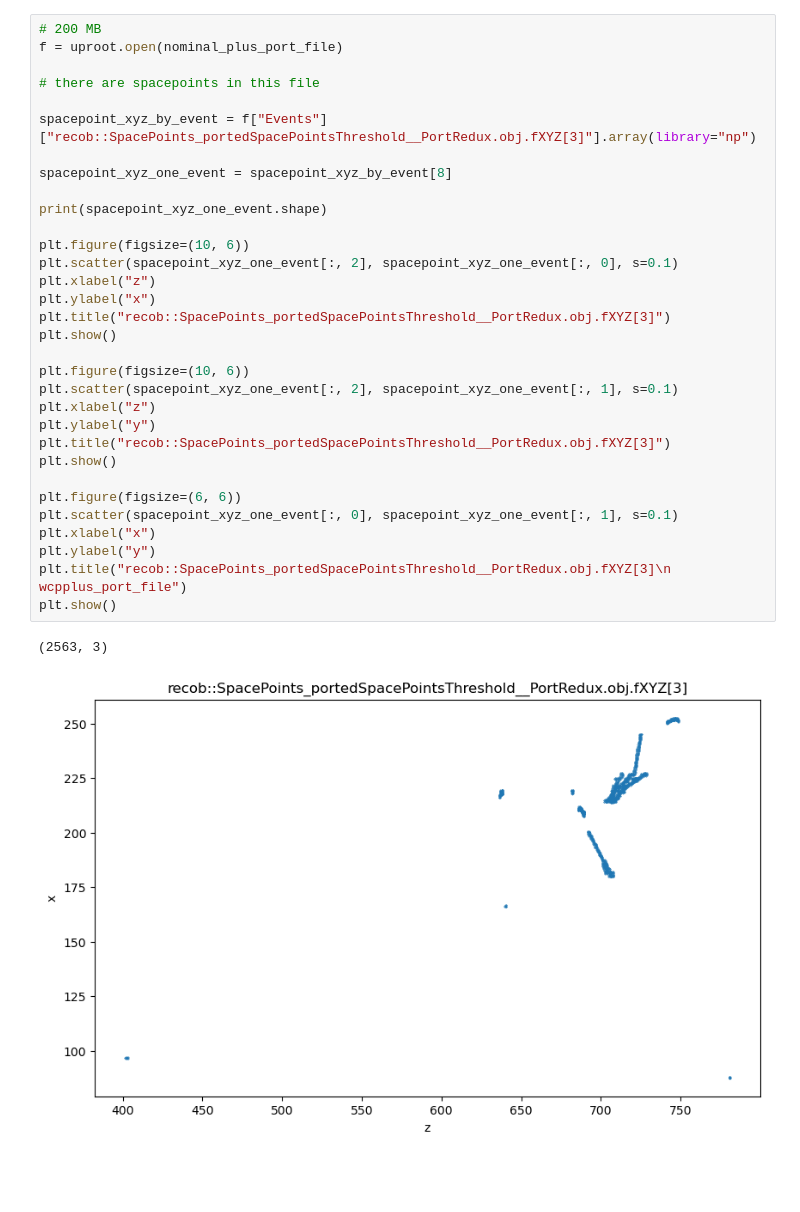
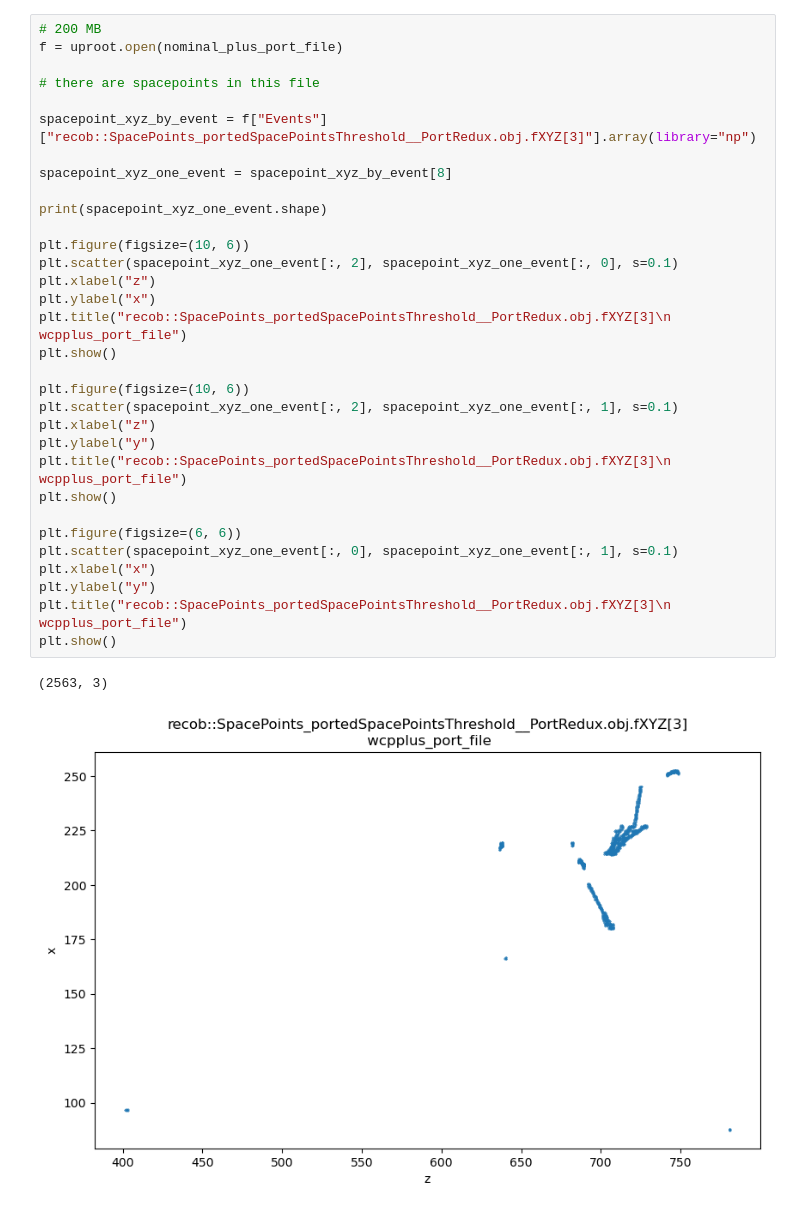
Before and after one commit to leehagaman/spacepoint_ssv, a Jupyter notebook: analyze_files_from_reco1_processing.ipynb, the cells around one changed output. Drawn from its saved outputs; the diff is of its cells as text; blank space fills up the shorter version.

```diff
--- a/analyze_files_from_reco1_processing.ipynb
+++ b/analyze_files_from_reco1_processing.ipynb
@@ -85,33 +175,33 @@ f["Events"].items()
 f = uproot.open(nominal_plus_port_file)
 
 # there are spacepoints in this file
 
 spacepoint_xyz_by_event = f["Events"]["recob::SpacePoints_portedSpacePointsThreshold__PortRedux.obj.fXYZ[3]"].array(library="np")
 
 spacepoint_xyz_one_event = spacepoint_xyz_by_event[8]
 
 print(spacepoint_xyz_one_event.shape)
 
 plt.figure(figsize=(10, 6))
 plt.scatter(spacepoint_xyz_one_event[:, 2], spacepoint_xyz_one_event[:, 0], s=0.1)
 plt.xlabel("z")
 plt.ylabel("x")
-plt.title("recob::SpacePoints_portedSpacePointsThreshold__PortRedux.obj.fXYZ[3]")
+plt.title("recob::SpacePoints_portedSpacePointsThreshold__PortRedux.obj.fXYZ[3]\n wcpplus_port_file")
 plt.show()
 
 plt.figure(figsize=(10, 6))
 plt.scatter(spacepoint_xyz_one_event[:, 2], spacepoint_xyz_one_event[:, 1], s=0.1)
 plt.xlabel("z")
 plt.ylabel("y")
-plt.title("recob::SpacePoints_portedSpacePointsThreshold__PortRedux.obj.fXYZ[3]")
+plt.title("recob::SpacePoints_portedSpacePointsThreshold__PortRedux.obj.fXYZ[3]\n wcpplus_port_file")
 plt.show()
 
 plt.figure(figsize=(6, 6))
 plt.scatter(spacepoint_xyz_one_event[:, 0], spacepoint_xyz_one_event[:, 1], s=0.1)
 plt.xlabel("x")
 plt.ylabel("y")
 plt.title("recob::SpacePoints_portedSpacePointsThreshold__PortRedux.obj.fXYZ[3]\n wcpplus_port_file")
 plt.show()
 # %% [output]
 (2563, 3)
-[figure, old version]
+[figure, new version]
```
Also changed, not shown: parts of 16 cells of this notebook, 6 other files.
